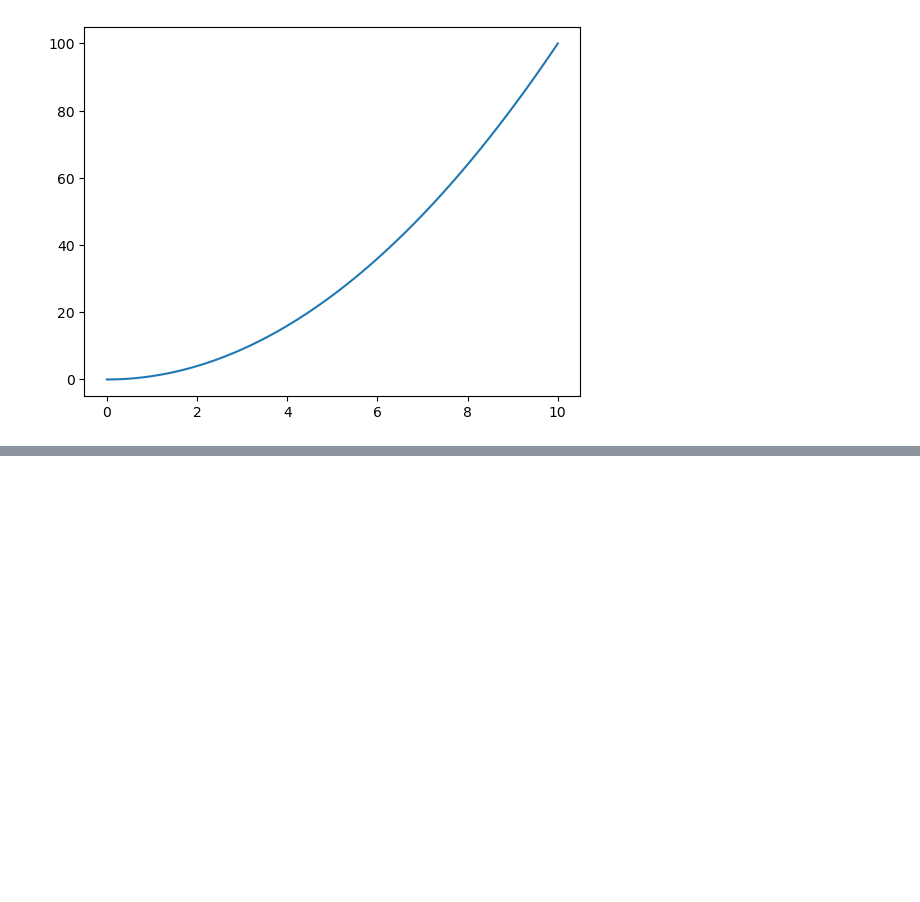
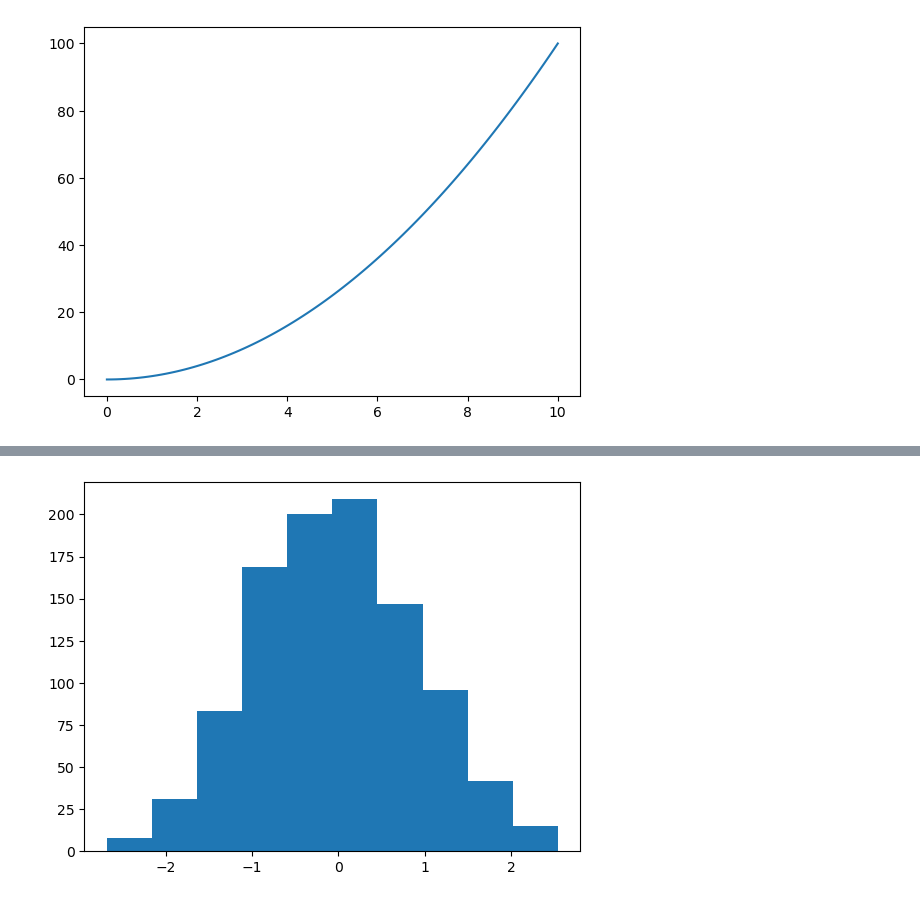
Before and after one commit to CodingSkillBuilder/mlBoost-gettingStart, a Jupyter notebook: Introduction to Matplotlib.ipynb, the cells around one changed output, grey strips where cells are left out. Cells and saved outputs as stored; diff of their text form; code cells hidden in the pictures; blank space fills up the shorter version.

```diff
--- a/Introduction to Matplotlib.ipynb
+++ b/Introduction to Matplotlib.ipynb
@@ -266,0 +293,6 @@ ax.plot(x, x ** 2)
+# %%
+x = np.random.randn(1000) # We use the following function to obtain a normal distribution (Gaussian distribution) Here we will get 1000 entries
+fig, ax = plt.subplots()
+ax.hist(x);
+# %% [output]
+[figure, added]
```
Also changed, not shown: parts of 42 cells of this notebook, 2 other files.
